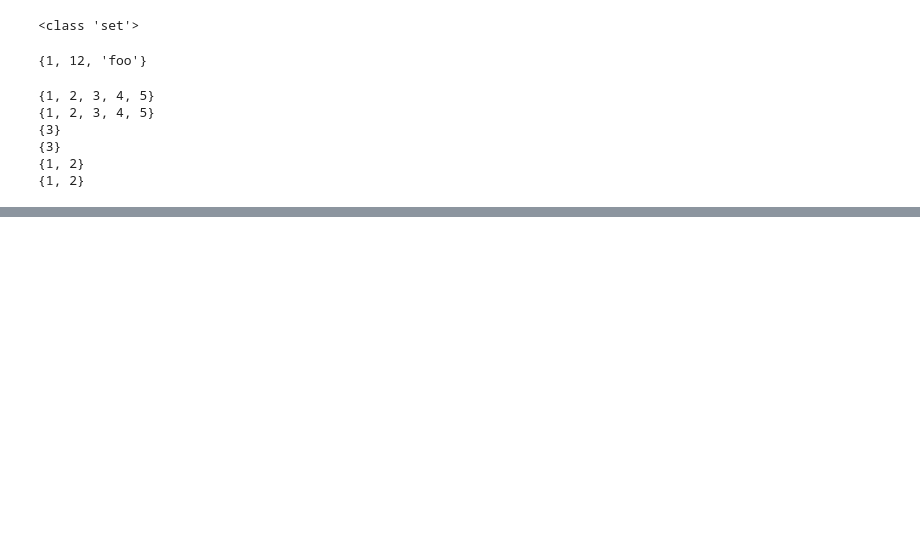
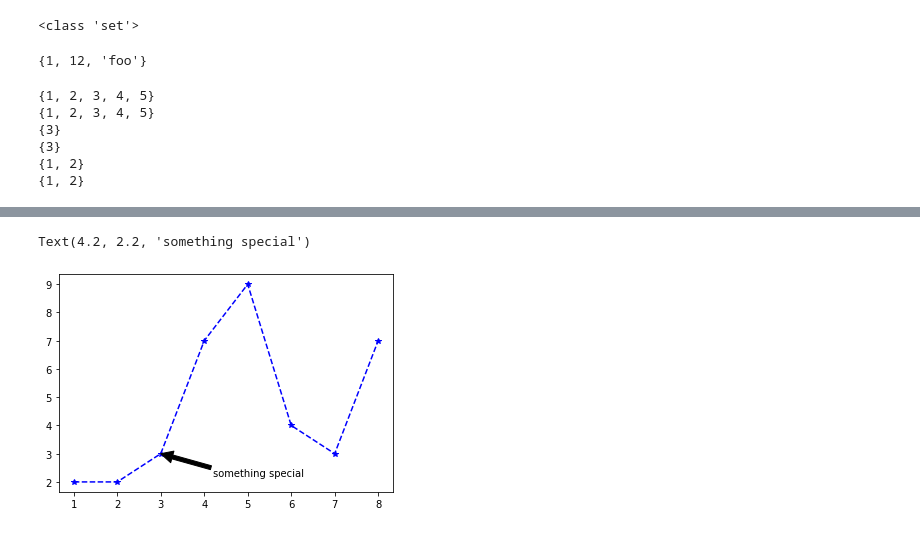
Before and after one commit to jQuma/python_cheatsheet, a Jupyter notebook: python_cheatsheet.ipynb, the cells around one changed output, grey strips where cells are left out. Cells and saved outputs as stored; diff of their text form; code cells hidden in the pictures; blank space fills up the shorter version.

```diff
--- a/python_cheatsheet.ipynb
+++ b/python_cheatsheet.ipynb
@@ -851,0 +1330,7 @@ print(set1.difference(set2))
+# %%
+plt.plot([1, 2, 3, 4, 5, 6, 7, 8], [2, 2, 3, 7, 9, 4, 3, 7], "*b--")
+plt.annotate('something special', xy=(3, 3), xytext=(4.2, 2.2),
+              arrowprops=dict(facecolor='k'))
+# %% [output]
+Text(4.2, 2.2, 'something special')
+[figure, added]
```
Also changed, not shown: parts of 45 cells of this notebook.
